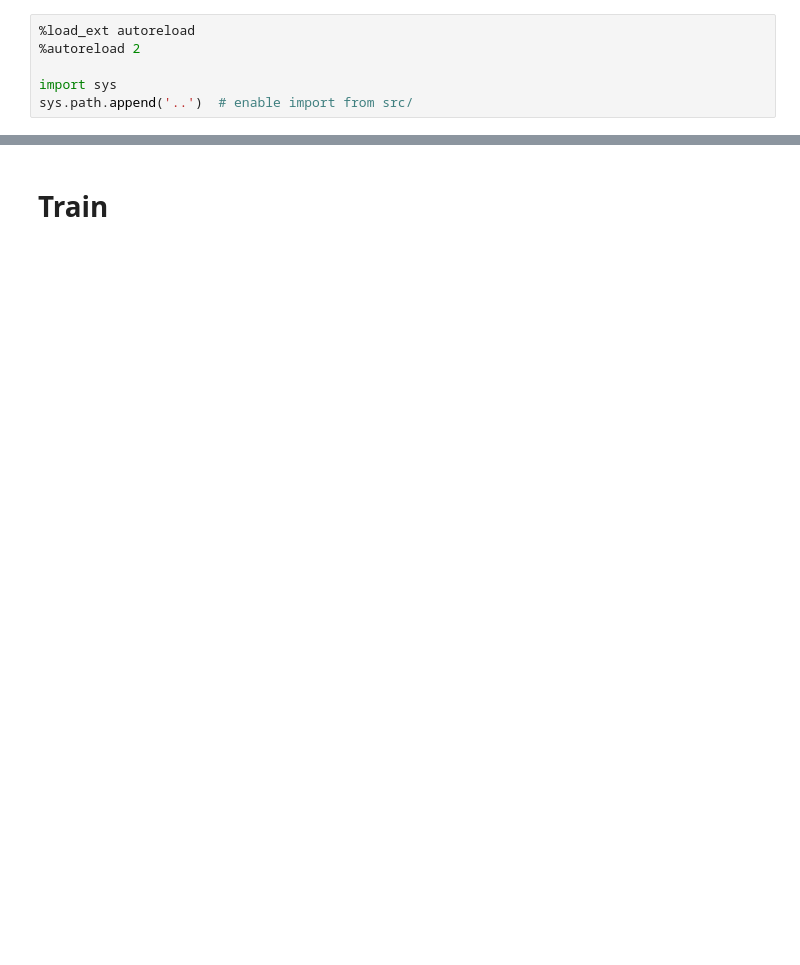
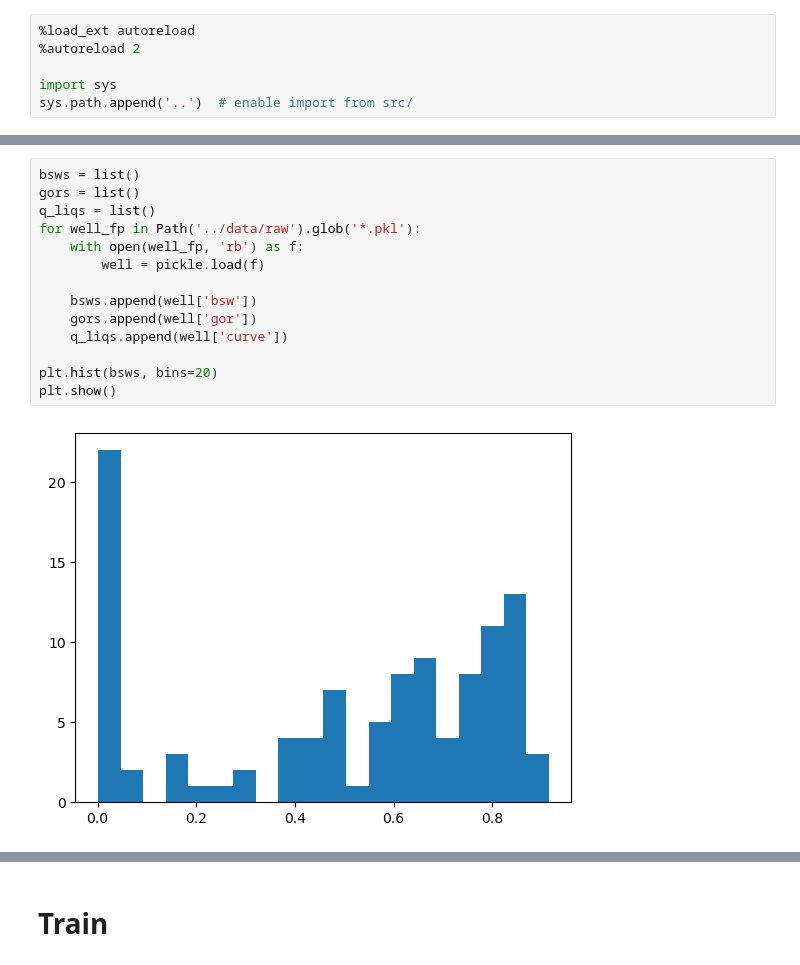
Before and after one commit to brunompacheco/early-fixing-oil-production, a Jupyter notebook: notebooks/0.1-bmp-surrogate-model.ipynb, the cells around one changed output, grey strips where cells are left out. Cells and saved outputs as stored; diff of their text form; blank space fills up the shorter version.

```diff
--- a/notebooks/0.1-bmp-surrogate-model.ipynb
+++ b/notebooks/0.1-bmp-surrogate-model.ipynb
@@ -62,0 +160,16 @@ tensor([[4342115.8560]], dtype=torch.float64, grad_fn=<AddmmBackward0>)
+# %%
+bsws = list()
+gors = list()
+q_liqs = list()
+for well_fp in Path('../data/raw').glob('*.pkl'):
+    with open(well_fp, 'rb') as f:
+        well = pickle.load(f)
+
+    bsws.append(well['bsw'])
+    gors.append(well['gor'])
+    q_liqs.append(well['curve'])
+
+plt.hist(bsws, bins=20)
+plt.show()
+# %% [output]
+[figure, added]
```
Also changed, not shown: parts of 20 cells of this notebook, 10 other files.
